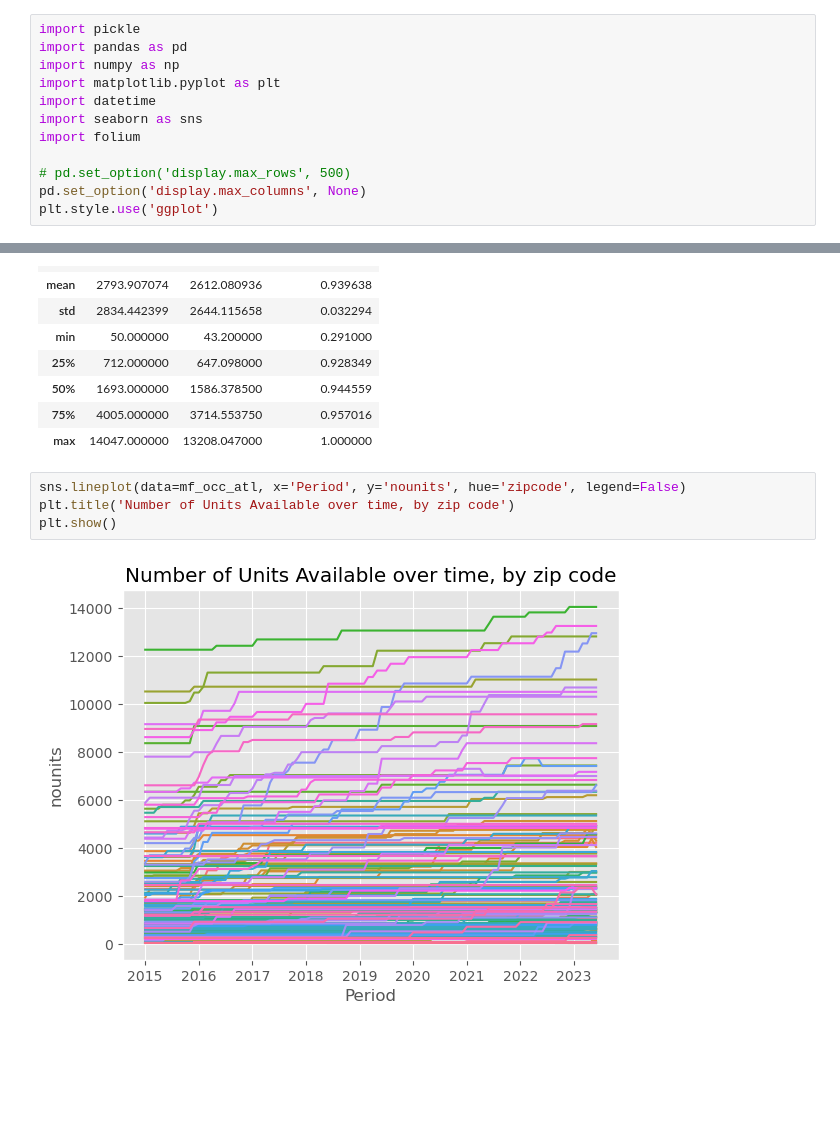
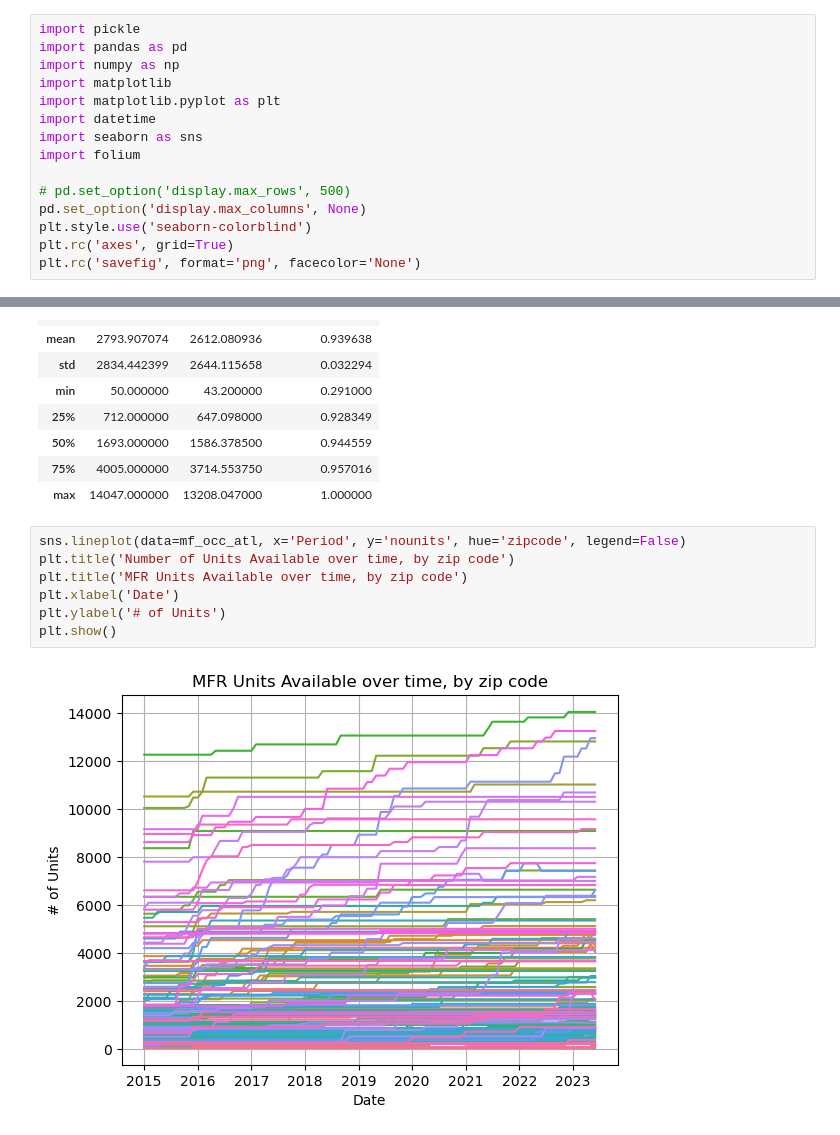
Before and after one commit to eihwood/Haystacks.AI-7, a Jupyter notebook: src/austin_eda_atlanta.ipynb, the cells around one changed output, grey strips where cells are left out. Drawn from its saved outputs; the diff is of its cells as text; blank space fills up the shorter version.

Commit message:
updated maps and graphics for colorblind

```diff
--- a/src/austin_eda_atlanta.ipynb
+++ b/src/austin_eda_atlanta.ipynb
@@ -2,6 +2,7 @@
 import pickle
 import pandas as pd
 import numpy as np
+import matplotlib
 import matplotlib.pyplot as plt
 import datetime
 import seaborn as sns
@@ -9,7 +10,9 @@ import folium
 
 # pd.set_option('display.max_rows', 500)
 pd.set_option('display.max_columns', None)
-plt.style.use('ggplot')
+plt.style.use('seaborn-colorblind')
+plt.rc('axes', grid=True)
+plt.rc('savefig', format='png', facecolor='None')
 # %%
 # load pickle into data frame
 with open("../data/SFR/hpi_base.pkl","rb") as f:
@@ -824,6 +766,9 @@ mf_occ_atl.describe()
 # %%
 sns.lineplot(data=mf_occ_atl, x='Period', y='nounits', hue='zipcode', legend=False)
 plt.title('Number of Units Available over time, by zip code')
+plt.title('MFR Units Available over time, by zip code')
+plt.xlabel('Date')
+plt.ylabel('# of Units')
 plt.show()
 # %% [output]
-[figure, old version]
+[figure, new version]
```
Also changed, not shown: parts of 29 cells of this notebook, 1 other file.
